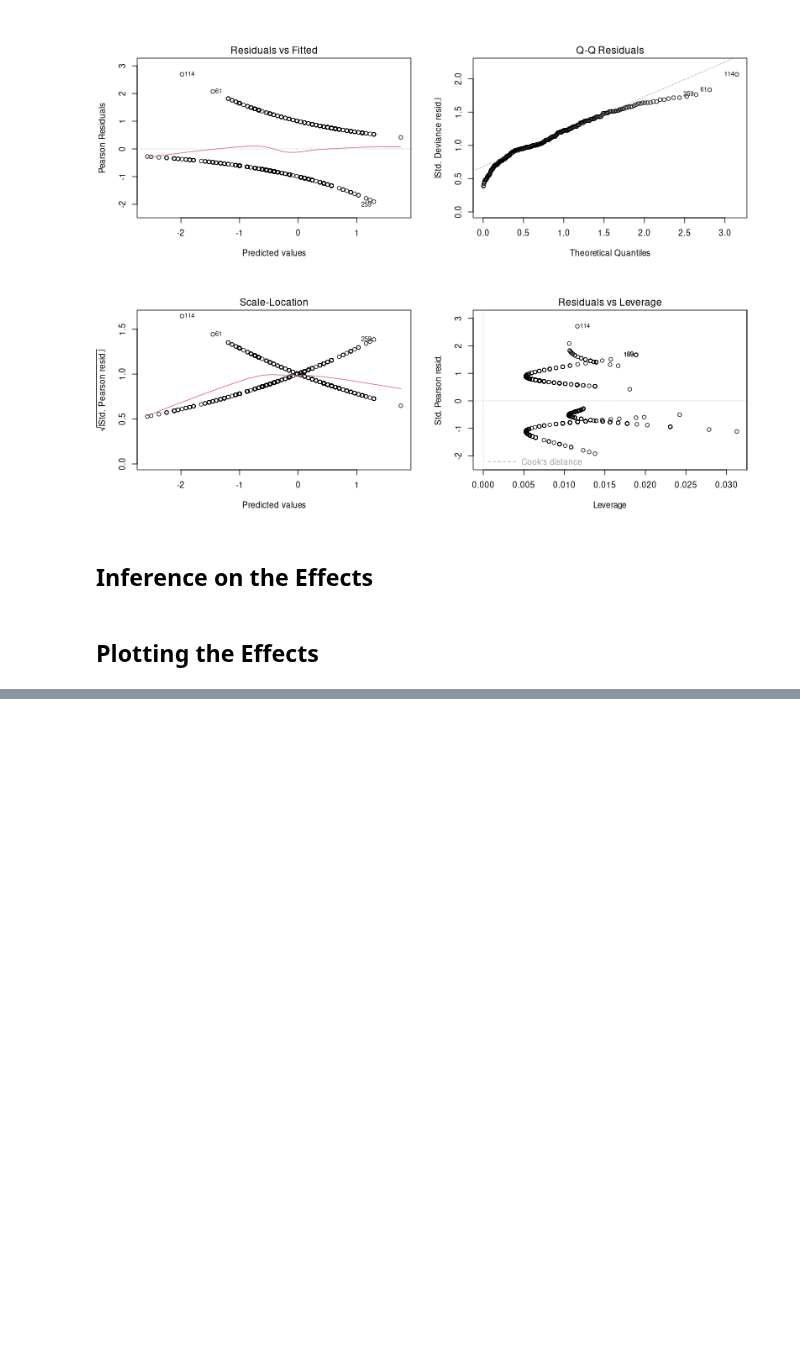
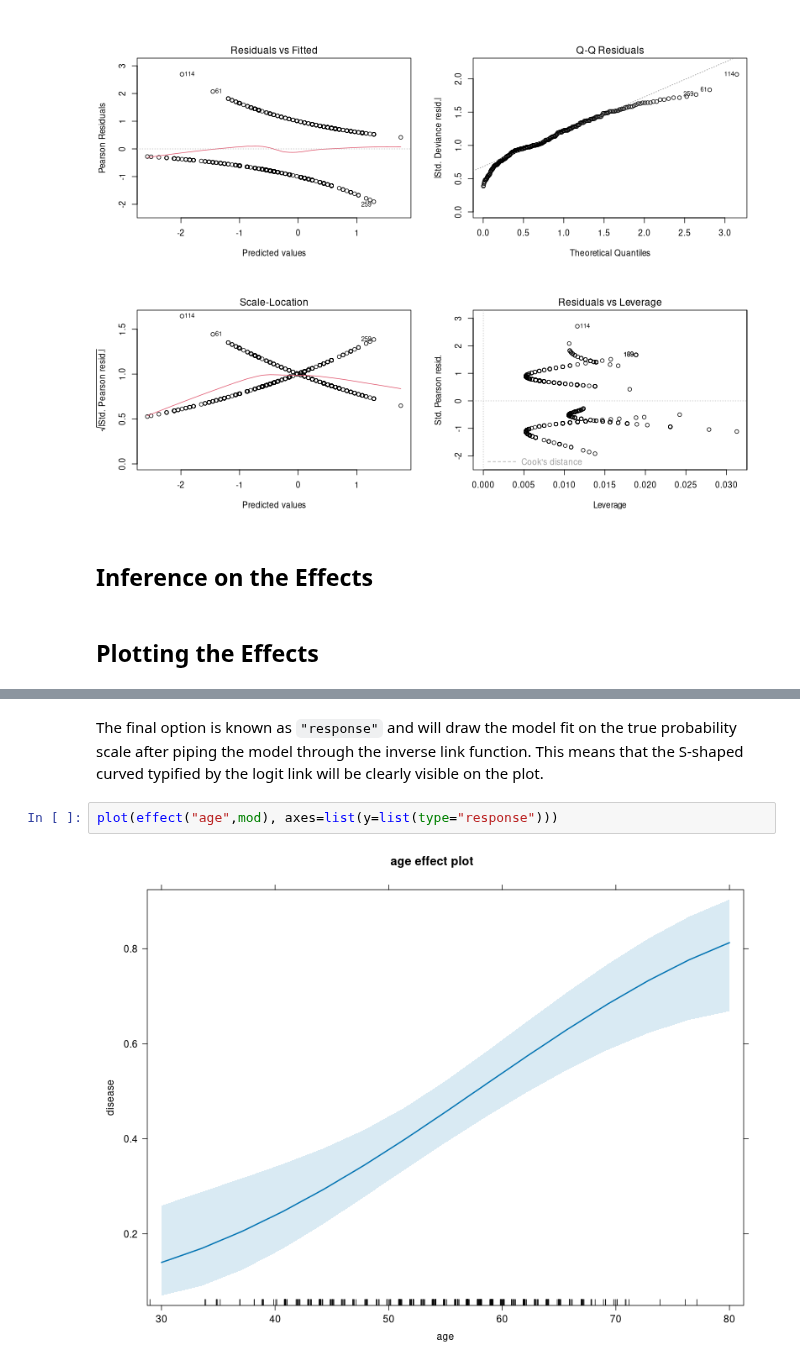
Before and after one commit to PCHN63112-Generalised-Linear-Mixed/logistic-regression, a Jupyter notebook: 2.binary-logistic-regression-R.ipynb, the cells around one changed output, grey strips where cells are left out. Cells and saved outputs as stored; diff of their text form; blank space fills up the shorter version.

```diff
--- a/2.binary-logistic-regression-R.ipynb
+++ b/2.binary-logistic-regression-R.ipynb
@@ -60,0 +76,6 @@ Notice that the `effects` package is smart enough to recognise that this is a lo
+# %% [markdown]
+The final option is known as `"response"` and will draw the model fit on the true probability scale after piping the model through the inverse link function. This means that the S-shaped curved typified by the logit link will be clearly visible on the plot.
+# %%
+plot(effect("age",mod), axes=list(y=list(type="response")))
+# %% [output]
+[figure, added]
```
Also changed, not shown: parts of 7 cells of this notebook.
